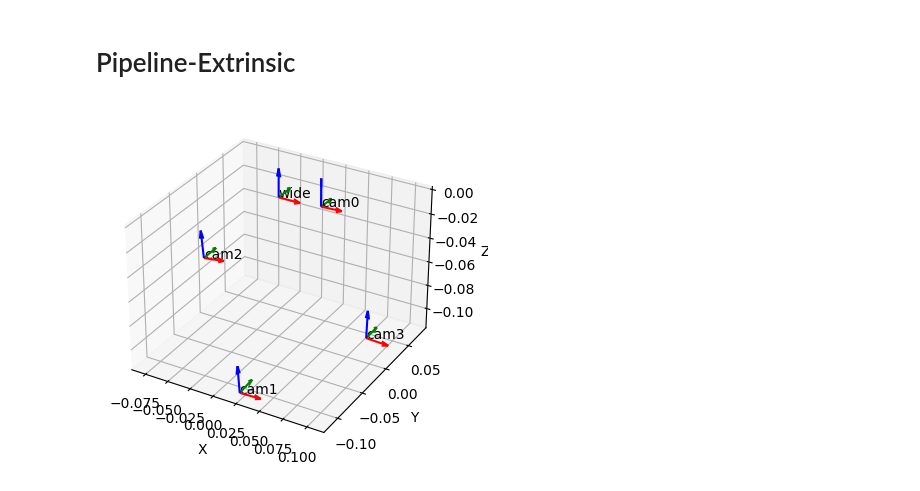
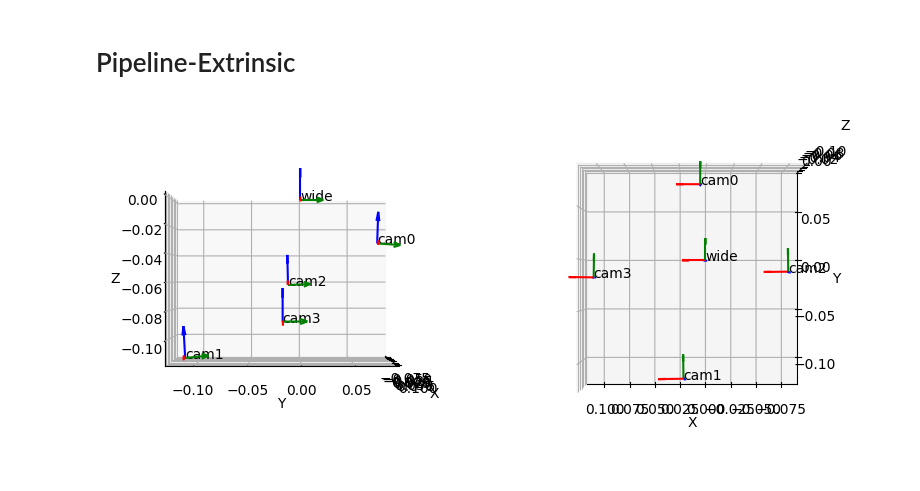
Before and after one commit to boring180/MASEP_Local, a Jupyter notebook: Callibration/callibration.ipynb, the cells around one changed output. Cells and saved outputs as stored; diff of their text form; code cells hidden in the pictures.

```diff
--- a/Callibration/callibration.ipynb
+++ b/Callibration/callibration.ipynb
@@ -154,7 +154,7 @@ def intrinsic_calibration(cameras):
 # Project arrows into the image
 # %%
 axis = np.float32([[3,0,0], [0,3,0], [0,0,-3]]).reshape(-1,3)
-axis = axis * square_size
+axis = axis * SQUARE_SIZE
 
 def draw(img, corners, imgpts):
     corner = tuple(corners[0].ravel().astype("int32"))
@@ -297,15 +294,14 @@ def extrinsic_calibration():
         with open(f'results/extrinsic_{camera_name}.json', 'w') as f:
             json.dump(transformation_matrix.tolist(), f)
 # %%
-def visualize():
+def visualize(fig, elev, azim, i):
     transformation_matrices = {}
     for camera_name in cameras:
         with open(f'results/extrinsic_{camera_name}.json', 'r') as f:
             transformation_matrix = np.array(json.load(f))
             transformation_matrices[camera_name] = transformation_matrix
 
-    fig = plt.figure(figsize=(15, 10))
-    ax = fig.add_subplot(2, 3, 1, projection='3d')
+    ax = fig.add_subplot(2, 3, i, projection='3d', elev=elev, azim=azim)
     for camera_name in cameras:
         colors = ['red', 'green', 'blue']
         axis = np.eye(3) * SQUARE_SIZE
@@ -325,15 +321,17 @@ def visualize():
         ax.set_xlabel('X')
         ax.set_ylabel('Y')
         ax.set_zlabel('Z')
-    plt.show()
 # %% [markdown]
 # Pipeline-Extrinsic
 # %%
 if os.path.exists('results/extrinsic_cam0.json') and os.path.exists('results/extrinsic_cam1.json') and os.path.exists('results/extrinsic_cam2.json') and os.path.exists('results/extrinsic_cam3.json') and os.path.exists('results/extrinsic_wide.json'):
     pass
 else:
     extrinsic_calibration()
 
-visualize()
+fig = plt.figure(figsize=(15, 10))
+visualize(fig, 0, 0, i=1)
+visualize(fig, elev=-90, azim=90, i=2)
+plt.show()
 # %% [output]
-[figure, old version]
+[figure, new version]
```
Also changed, not shown: parts of 1 cell of this notebook, 10 other files.
